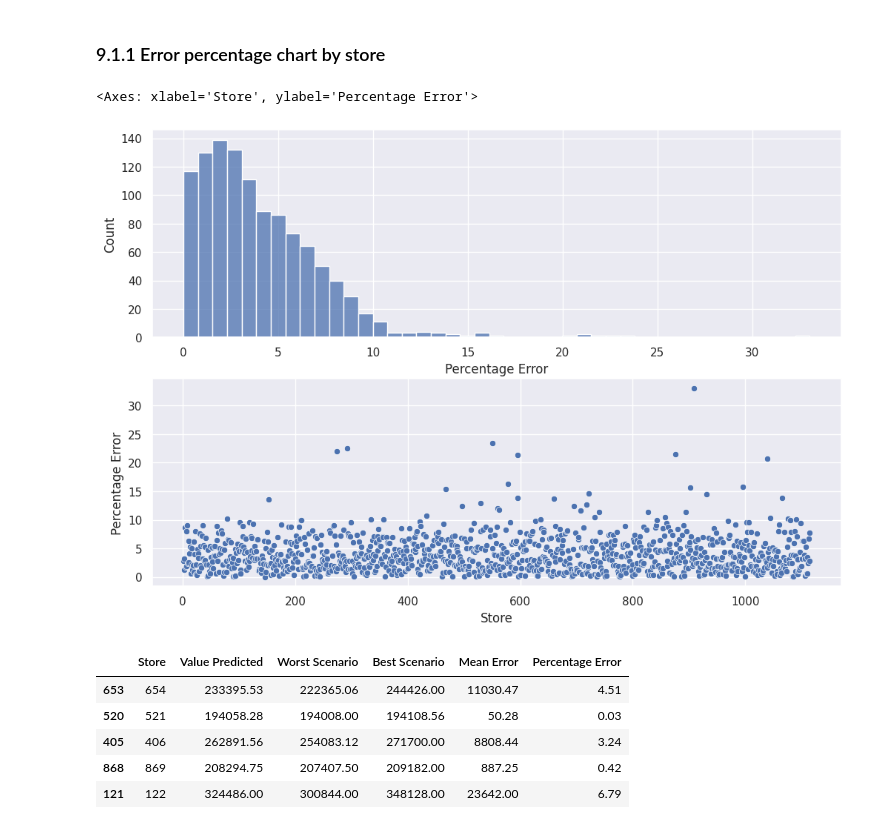
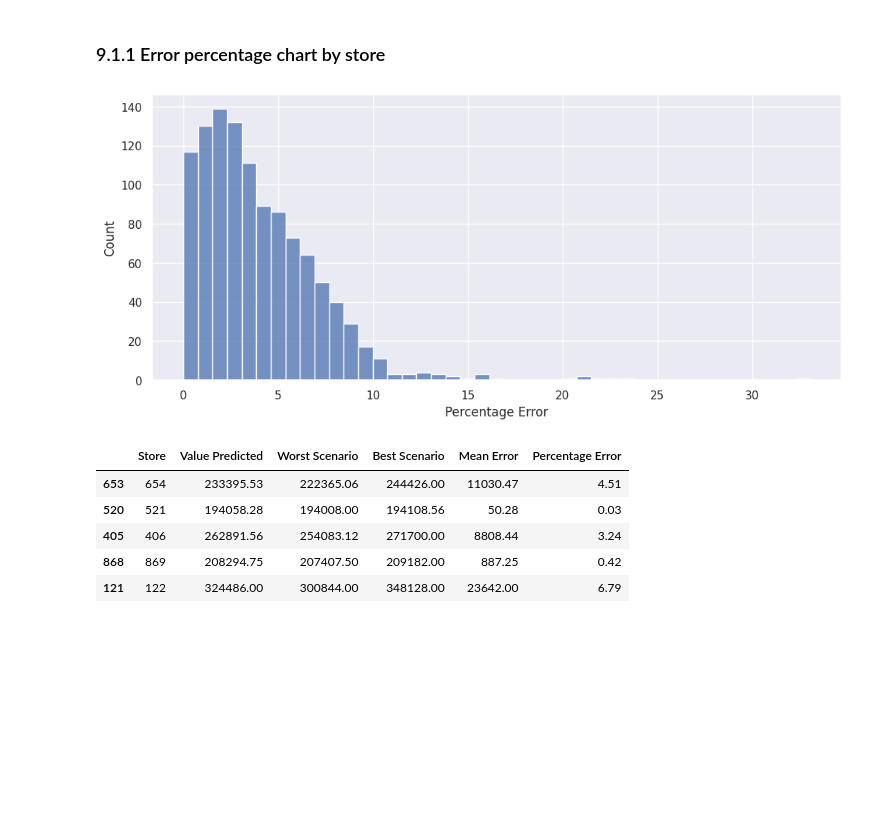
Before and after one commit to RafaelLuckner/ds_em_producao, a Jupyter notebook: m10.ipynb, the cells around one changed output. Cells and saved outputs as stored; diff of their text form; code cells hidden in the pictures; blank space fills up the shorter version.

```diff
--- a/m10.ipynb
+++ b/m10.ipynb
@@ -1217,15 +1217,14 @@ aux1.columns = ['Store','Value Predicted','Worst Scenario','Best Scenario','Mean
 # %% [markdown]
 ### 9.1.1 Error percentage chart by store
 # %%
-plt.figure(figsize=(12,8))
-plt.subplot(2,1,1)
+plt.figure(figsize=(12,5))
+# plt.subplot(2,1,1)
 sns.histplot(aux1["Percentage Error"] )
-
-plt.subplot(2,1,2)
-sns.scatterplot(data = aux1, x='Store', y= 'Percentage Error')
+# plt.subplot(2,1,2)
+# sns.scatterplot(data = aux1, x='Store', y= 'Percentage Error')
+plt.savefig("img/percentage_error.png")
 # %% [output]
-<Axes: xlabel='Store', ylabel='Percentage Error'>
-[figure, old version]
+[figure, new version]
 # %%
 aux1.sample(5)
 # %% [output]
```
Also changed, not shown: parts of 6 cells of this notebook, 9 other files.
